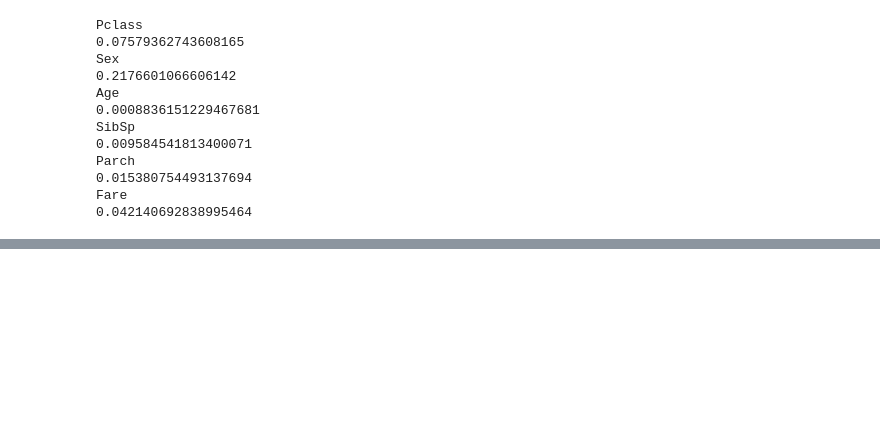
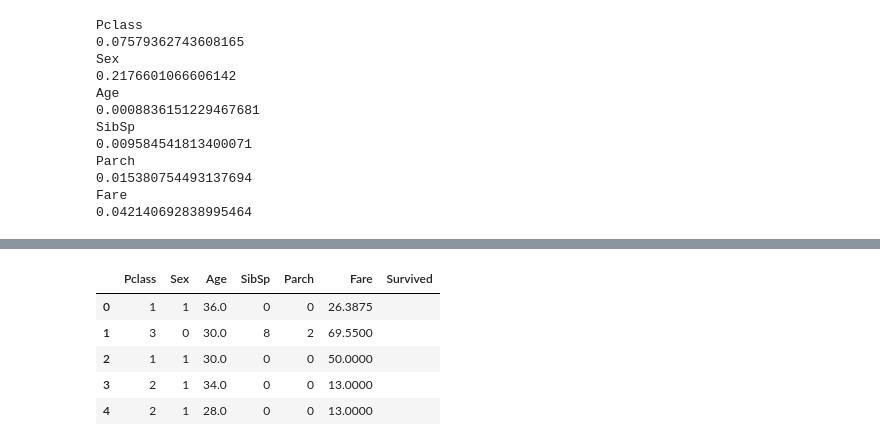
Before and after one commit to satvik1998/Titanic-Survivor-s-Prediction, a Jupyter notebook: Titanic Prediction.ipynb, the cells around one changed output, grey strips where cells are left out. Saved outputs shown, nothing was run; the diff lists cells and outputs as text; code cells hidden in the pictures; blank space fills up the shorter version.

```diff
--- a/Titanic Prediction.ipynb
+++ b/Titanic Prediction.ipynb
@@ -235,0 +271,2 @@ test_data = pd.re
+# %%
+test_data_clean["Sex"] = le.fit_transform(test_data_clean["Sex"])
@@ -235,0 +282,2 @@ test_data = pd.re
+# %%
+test_data_clean = test_data_clean.fillna(test_data_clean["Age"].mean())
@@ -235,0 +293,2 @@ test_data = pd.re
+# %%
+test_data_clean["Age"] = test_data_clean["Age"].astype(float)
@@ -235,0 +304,11 @@ test_data = pd.re
+# %%
+test_data_clean["Survived"] = " "
+# %%
+test_data_clean.head(n=5)
+# %% [output]
+|  | Pclass | Sex | Age | SibSp | Parch | Fare | Survived |
+| 0 | 1 | 1 | 36.0 | 0 | 0 | 26.3875 |  |
+| 1 | 3 | 0 | 30.0 | 8 | 2 | 69.5500 |  |
+| 2 | 1 | 1 | 30.0 | 0 | 0 | 50.0000 |  |
+| 3 | 2 | 1 | 34.0 | 0 | 0 | 13.0000 |  |
+| 4 | 2 | 1 | 28.0 | 0 | 0 | 13.0000 |  |
```
Also changed, not shown: parts of 27 cells of this notebook.
